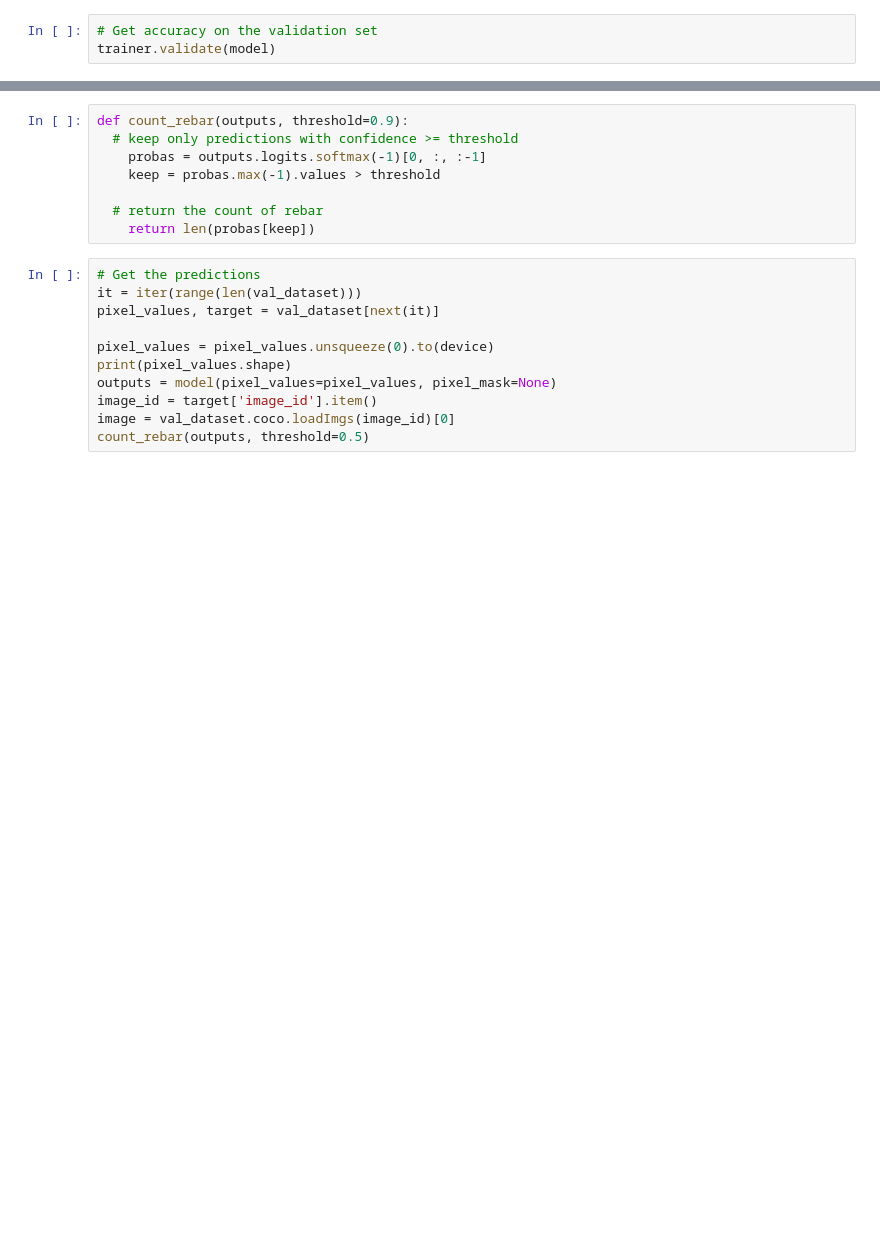
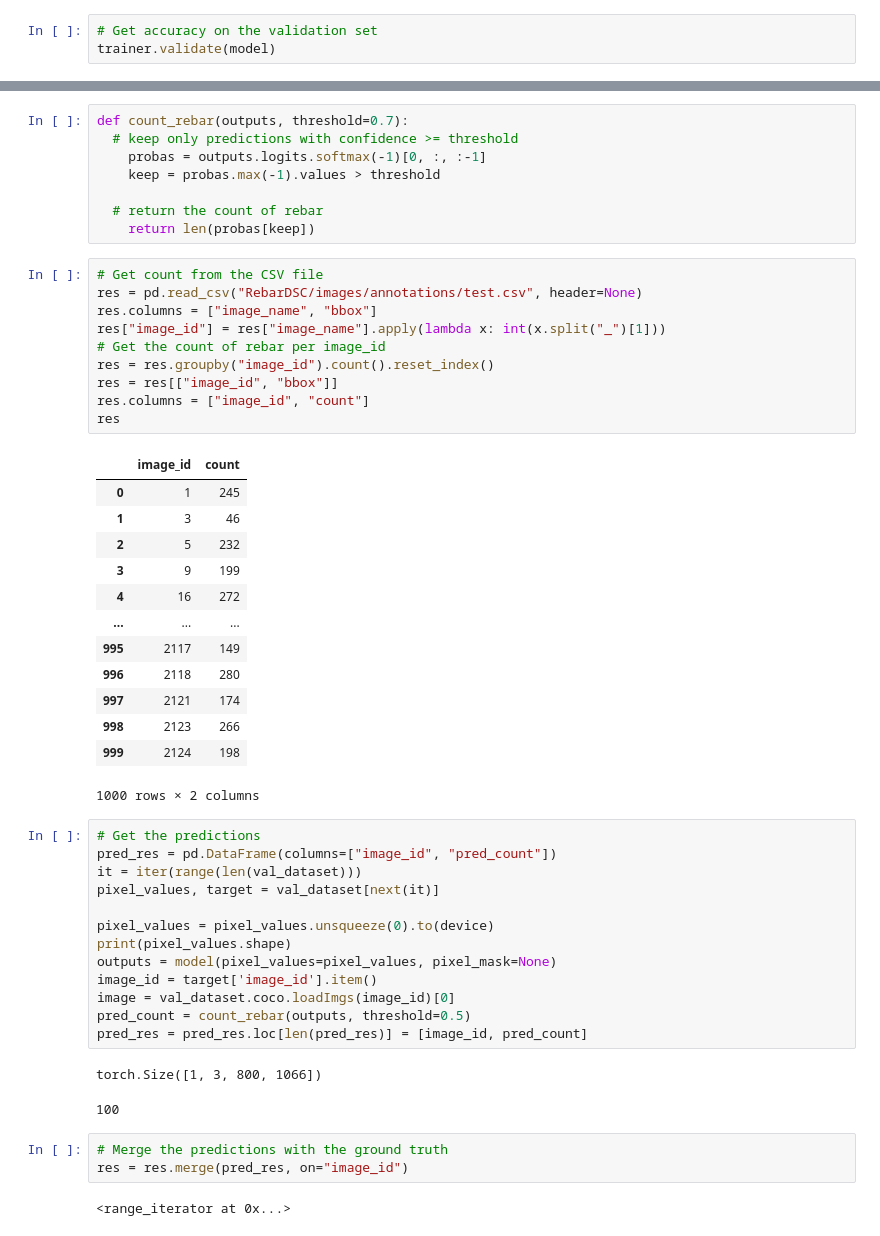
Before and after one commit to baslia/object_detection, a Jupyter notebook: initial_model.ipynb, the cells around one changed output, grey strips where cells are left out. Cells and saved outputs as stored; diff of their text form; blank space fills up the shorter version.

```diff
--- a/initial_model.ipynb
+++ b/initial_model.ipynb
@@ -297,13 +317,38 @@ model.eval()
 # %%
-def count_rebar(outputs, threshold=0.9):
+def count_rebar(outputs, threshold=0.7):
   # keep only predictions with confidence >= threshold
     probas = outputs.logits.softmax(-1)[0, :, :-1]
     keep = probas.max(-1).values > threshold
 
   # return the count of rebar
     return len(probas[keep])
+# %%
+# Get count from the CSV file
+res = pd.read_csv("RebarDSC/images/annotations/test.csv", header=None)
+res.columns = ["image_name", "bbox"]
+res["image_id"] = res["image_name"].apply(lambda x: int(x.split("_")[1]))
+# Get the count of rebar per image_id
+res = res.groupby("image_id").count().reset_index()
+res = res[["image_id", "bbox"]]
+res.columns = ["image_id", "count"]
+res
+# %% [output]
+|  | image_id | count |
+| 0 | 1 | 245 |
+| 1 | 3 | 46 |
+| 2 | 5 | 232 |
+| 3 | 9 | 199 |
+| 4 | 16 | 272 |
+| ... | ... | ... |
+| 995 | 2117 | 149 |
+| 996 | 2118 | 280 |
+| 997 | 2121 | 174 |
+| 998 | 2123 | 266 |
+| 999 | 2124 | 198 |
+1000 rows × 2 columns
 # %%
 # Get the predictions
+pred_res = pd.DataFrame(columns=["image_id", "pred_count"])
 it = iter(range(len(val_dataset)))
 pixel_values, target = val_dataset[next(it)]
 
@@ -312,4 +357,13 @@ print(pixel_values.shape)
 outputs = model(pixel_values=pixel_values, pixel_mask=None)
 image_id = target['image_id'].item()
 image = val_dataset.coco.loadImgs(image_id)[0]
-count_rebar(outputs, threshold=0.5)
+pred_count = count_rebar(outputs, threshold=0.5)
+pred_res = pred_res.loc[len(pred_res)] = [image_id, pred_count]
+# %% [output]
+torch.Size([1, 3, 800, 1066])
+100
+# %%
+# Merge the predictions with the ground truth
+res = res.merge(pred_res, on="image_id")
+# %% [output]
+<range_iterator at 0x...>
```
Also changed, not shown: parts of 4 cells of this notebook.
